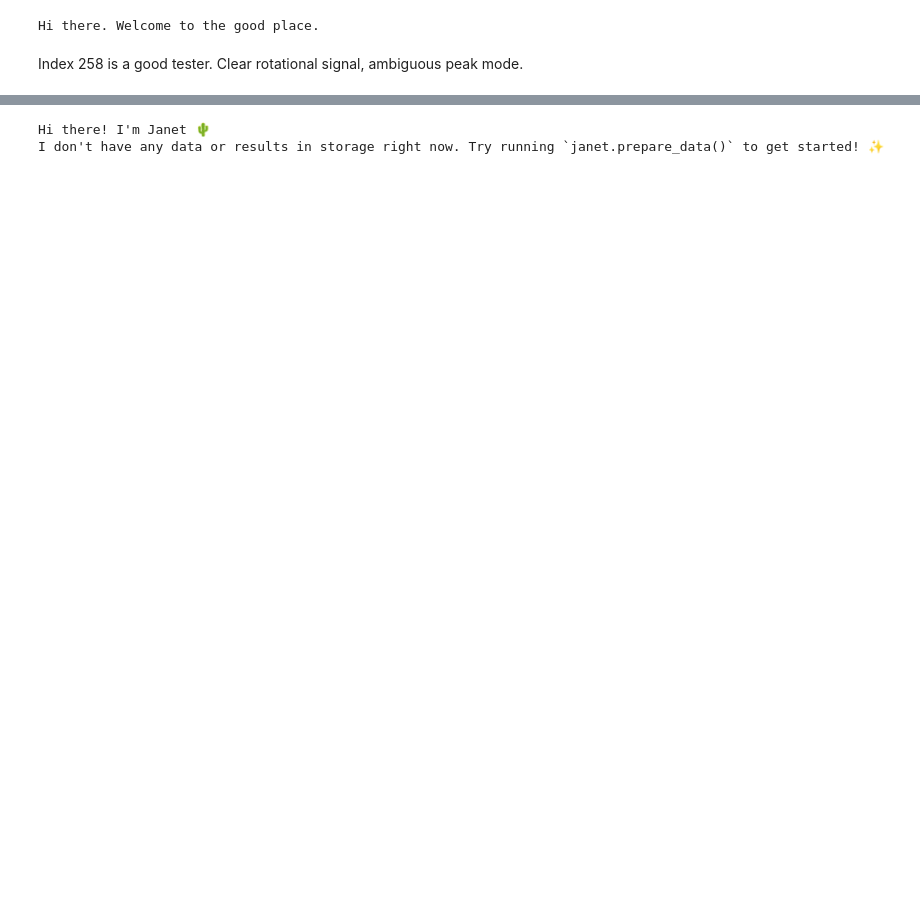
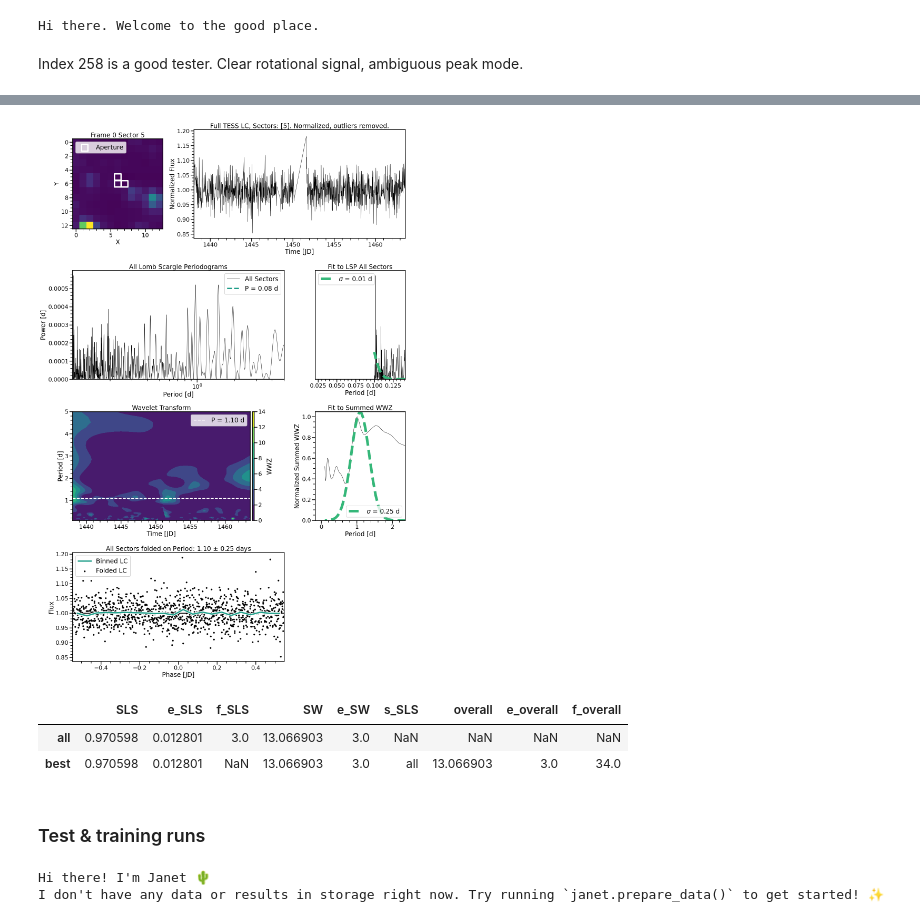
Before and after one commit to ojhall94/michael, a Jupyter notebook: Examples/Example.ipynb, the cells around one changed output, grey strips where cells are left out. Drawn from its saved outputs; the diff is of its cells as text; code cells hidden in the pictures; blank space fills up the shorter version.

```diff
--- a/Examples/Example.ipynb
+++ b/Examples/Example.ipynb
@@ -15,3 +43,16 @@ j = janet.boot(uni, index=259)
+# %%
+j.validate_rotation()
+j.view()
+# %% [output]
+[figure, added]
+# %%
+j.results
+# %% [output]
+|  | SLS | e_SLS | f_SLS | SW | e_SW | s_SLS | overall | e_overall | f_overall |
+| all | 0.970598 | 0.012801 | 3.0 | 13.066903 | 3.0 | NaN | NaN | NaN | NaN |
+| best | 0.970598 | 0.012801 | NaN | 13.066903 | 3.0 | all | 13.066903 | 3.0 | 34.0 |
+# %% [markdown]
+### Test & training runs
 # %%
 j
 # %% [output]
```
Also changed, not shown: parts of 27 cells of this notebook, 2 other files.
